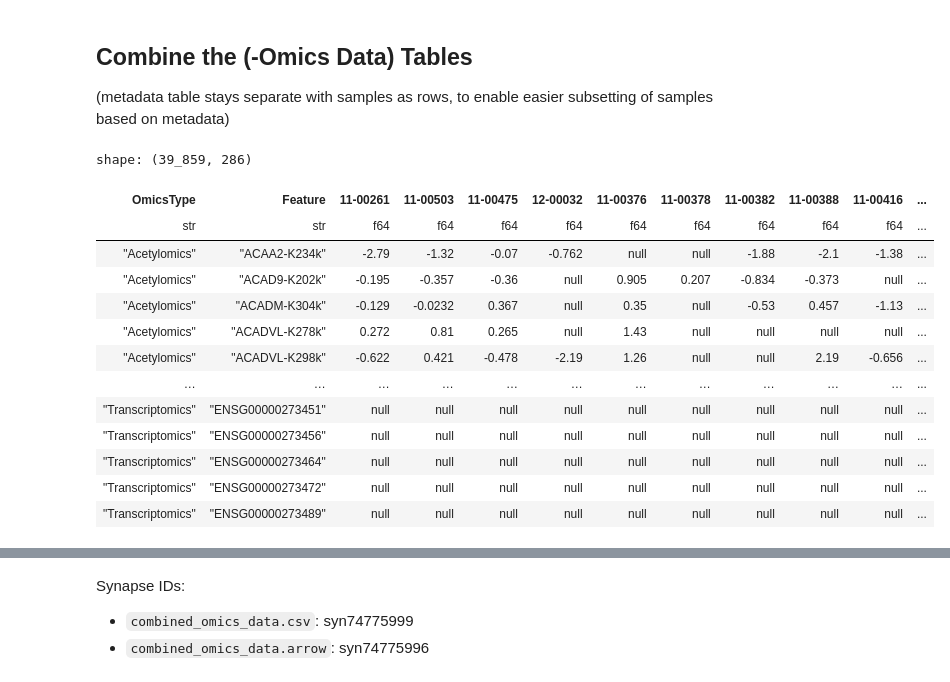
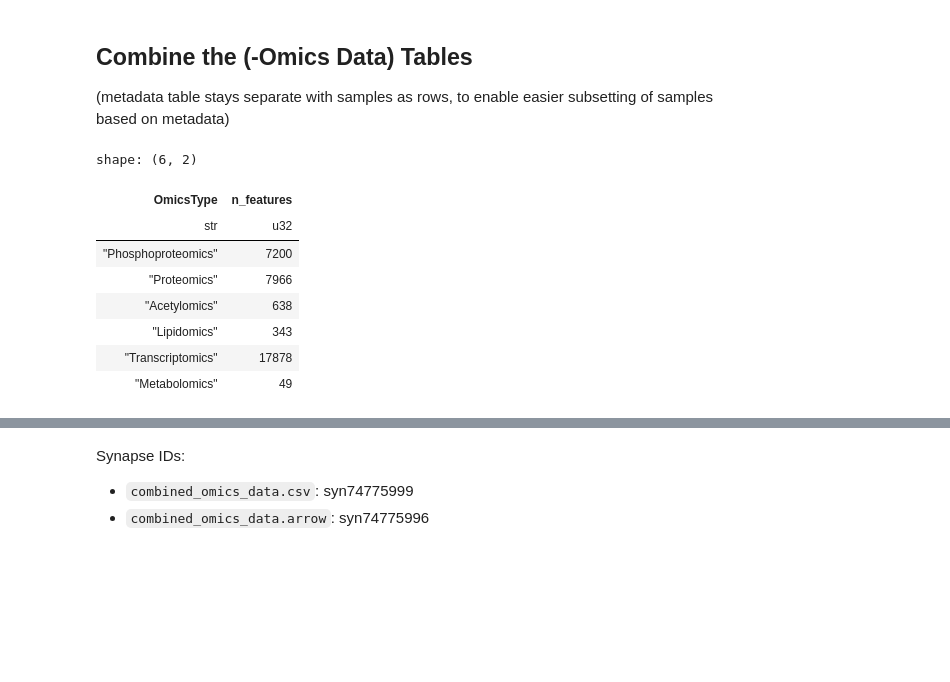
Before and after one commit to PNNL-CompBio/amlMultidrugResistance, a Jupyter notebook: aml_outcome_disparities/analysis/mutations/1_combined_data_table.ipynb, the cells around one changed output, grey strips where cells are left out. Saved outputs shown, nothing was run; the diff lists cells and outputs as text; code cells hidden in the pictures; blank space fills up the shorter version.

```diff
--- a/aml_outcome_disparities/analysis/mutations/1_combined_data_table.ipynb
+++ b/aml_outcome_disparities/analysis/mutations/1_combined_data_table.ipynb
@@ -100,7 +100,6 @@ meta = (
         # convert the column into boolean indicating mutation state
         (pl.col("FLT3_ITD").fill_null("WT") == "Mutant"),
         (pl.col("NPM1").fill_null("WT") == "Mutant"),
-        (pl.col("DNMT3A").fill_null("WT") == "Mutant"),
     )
     # retain only samples with "White" or "Black" race label
     .filter(pl.col("Race").is_in(["White", "Black"]))
@@ -144,3 +143,38 @@ File(createdOn='2026-05-01T15:03:32.036Z', path='/Users/dylan.ross/Projects/AML_
+# %%
+def clean_ms_layer(df_samples_x_features: pd.DataFrame, max_missing: float = 0.20, method: str = "knn") -> pd.DataFrame:
+    """
+    df_samples_x_features: index = Samples, columns = Features
+    Assumes data are ALREADY in log2 scale.
+    """
+    # 1. Filter out features with > max_missing
+    missing_frac = df_samples_x_features.isna().mean(axis=0)
+    df_filtered = df_samples_x_features.loc[:, missing_frac <= max_missing]
+
+    # 2. Impute remaining missing values
+    if method == "knn":
+        imputer = KNNImputer(n_neighbors=5)
+        # KNN fits across rows (samples), inferring missing values from similar sample profiles
+        imputed_array = imputer.fit_transform(df_filtered)
+        return pd.DataFrame(imputed_array, index=df_filtered.index, columns=df_filtered.columns)
+
+    elif method == "left_censor":
+        # Missing due to Limit of Detection (LOD): impute with low-end Gaussian noise
+        df_imputed = df_filtered.copy()
+        for col in df_filtered.columns:
+            vals = df_filtered[col].dropna()
+            if len(vals) == 0:
+                continue
+            mu = vals.mean()
+            sigma = vals.std()
+            # Downshift by 1.8 SDs with narrow variance (0.3 SD)
+            shift_mu = mu - (1.8 * sigma)
+            shift_sd = 0.3 * sigma
+            n_nan = df_filtered[col].isna().sum()
+            if n_nan > 0:
+                df_imputed.loc[df_filtered[col].isna(), col] = np.random.normal(shift_mu, shift_sd, size=n_nan)
+        return df_imputed
+
+    raise ValueError(f"Unknown imputation method: {method}")
 # %% [markdown]
 ### Acetylomics
 # %%
@@ -458,34 +460,30 @@ shape: (22_111, 734)
 # %%
 combined = (
     pl.concat(
         [
             acetyl,
             lipid,
             metab,
             prot,
             phospho,
             rna
         ],
-        how="diagonal",
+        how="diagonal"
     )
-    # keep only the sample columns that are included in the filtered metadata table
+    # Keep only metadata samples that are present in the omics data columns
     .select(
-        ["OmicsType", "Feature"] + meta["Sample"].to_list()
+        ["OmicsType", "Feature"] + [s for s in meta["Sample"].to_list()]
     )
 )
-combined
+
+combined.group_by("OmicsType").agg(pl.len().alias("n_features"))
 # %% [output]
-shape: (39_859, 286)
+shape: (6, 2)
-| OmicsType | Feature | 11-00261 | 11-00503 | 11-00475 | 12-00032 | 11-00376 | 11-00378 | 11-00382 | 11-00388 | 11-00416 | ... |
-| str | str | f64 | f64 | f64 | f64 | f64 | f64 | f64 | f64 | f64 | ... |
-| "Acetylomics" | "ACAA2-K234k" | -2.79 | -1.32 | -0.07 | -0.762 | null | null | -1.88 | -2.1 | -1.38 | ... |
-| "Acetylomics" | "ACAD9-K202k" | -0.195 | -0.357 | -0.36 | null | 0.905 | 0.207 | -0.834 | -0.373 | null | ... |
-| "Acetylomics" | "ACADM-K304k" | -0.129 | -0.0232 | 0.367 | null | 0.35 | null | -0.53 | 0.457 | -1.13 | ... |
-| "Acetylomics" | "ACADVL-K278k" | 0.272 | 0.81 | 0.265 | null | 1.43 | null | null | null | null | ... |
-| "Acetylomics" | "ACADVL-K298k" | -0.622 | 0.421 | -0.478 | -2.19 | 1.26 | null | null | 2.19 | -0.656 | ... |
-| … | … | … | … | … | … | … | … | … | … | … | ... |
-| "Transcriptomics" | "ENSG00000273451" | null | null | null | null | null | null | null | null | null | ... |
-| "Transcriptomics" | "ENSG00000273456" | null | null | null | null | null | null | null | null | null | ... |
-| "Transcriptomics" | "ENSG00000273464" | null | null | null | null | null | null | null | null | null | ... |
-| "Transcriptomics" | "ENSG00000273472" | null | null | null | null | null | null | null | null | null | ... |
-| "Transcriptomics" | "ENSG00000273489" | null | null | null | null | null | null | null | null | null | ... |
+| OmicsType | n_features |
+| str | u32 |
+| "Phosphoproteomics" | 7200 |
+| "Proteomics" | 7966 |
+| "Acetylomics" | 638 |
+| "Lipidomics" | 343 |
+| "Transcriptomics" | 17878 |
+| "Metabolomics" | 49 |
```
Also changed, not shown: parts of 17 cells of this notebook, 13 other files.
